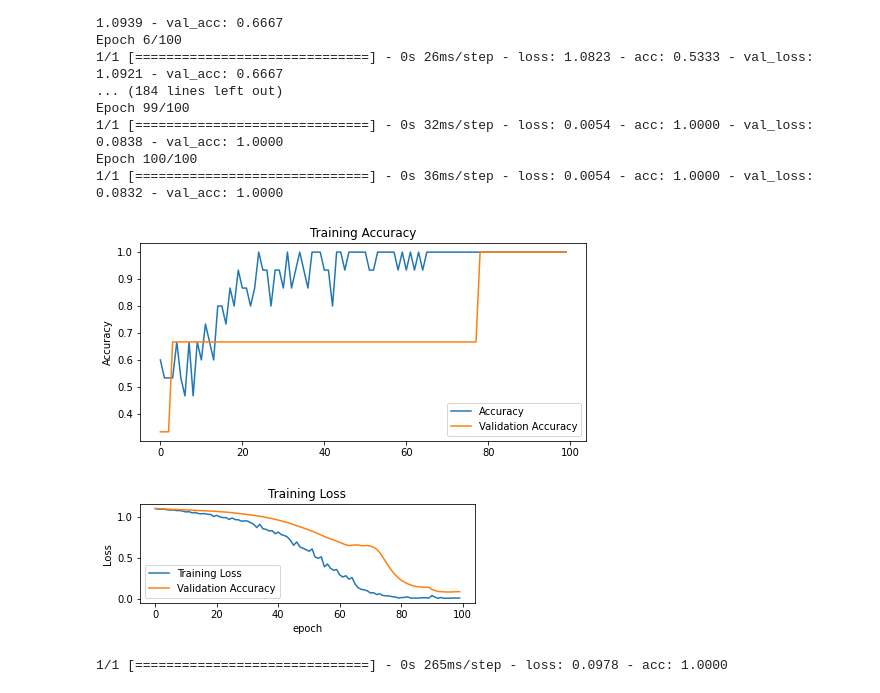
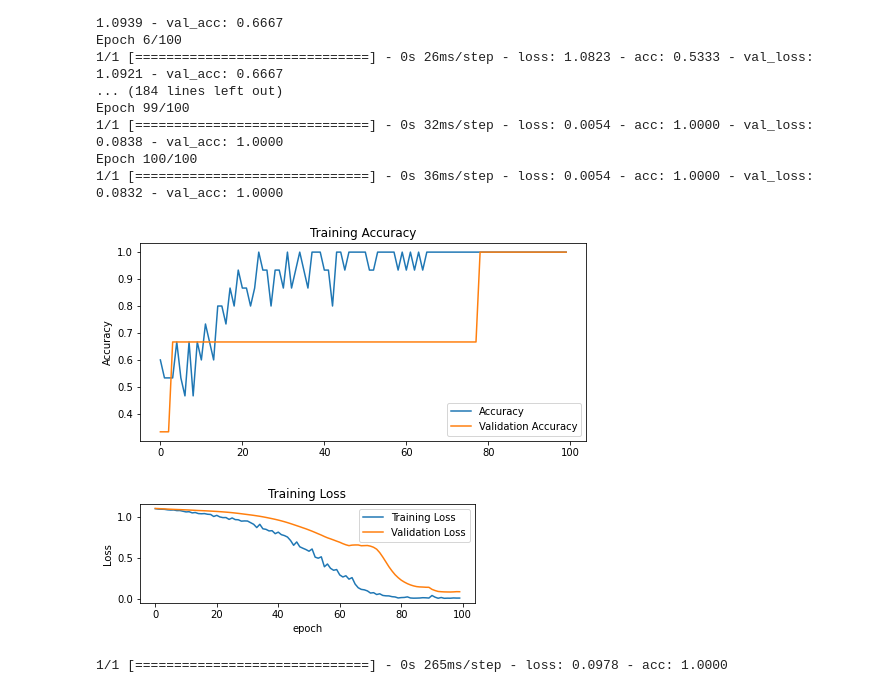
Before and after one commit to joon0725/RnE, a Jupyter notebook: src/예제/TFRNN.ipynb, the cells around one changed output. Saved outputs shown, nothing was run; the diff lists cells and outputs as text; code cells hidden in the pictures.

```diff
--- a/src/예제/TFRNN.ipynb
+++ b/src/예제/TFRNN.ipynb
@@ -147,33 +147,33 @@ Epoch 100/100
 # %%
 import matplotlib.pyplot as plt
 
 acc = history.history['acc']
 val_acc = history.history['val_acc']
 
 loss = history.history['loss']
 val_loss = history.history['val_loss']
 
 plt.figure(figsize=(8, 8))
 plt.subplot(2, 1, 1)
 plt.plot(acc, label='Accuracy')
 plt.plot(val_acc, label='Validation Accuracy')
 plt.legend()
 plt.ylabel('Accuracy')
 plt.title('Training Accuracy')
 plt.show()
 
 plt.subplot(2, 1, 2)
 plt.plot(loss, label='Training Loss')
-plt.plot(val_loss, label='Validation Accuracy')
+plt.plot(val_loss, label='Validation Loss')
 plt.legend()
 plt.ylabel('Loss')
 plt.title('Training Loss')
 plt.xlabel('epoch')
 
 plt.show()
 # %% [output]
 [figure]
-[figure, old version]
+[figure, new version]
 # %%
 model.evaluate(val_li, val_label)
 # %% [output]
```
Also changed, not shown: 1 other file.
